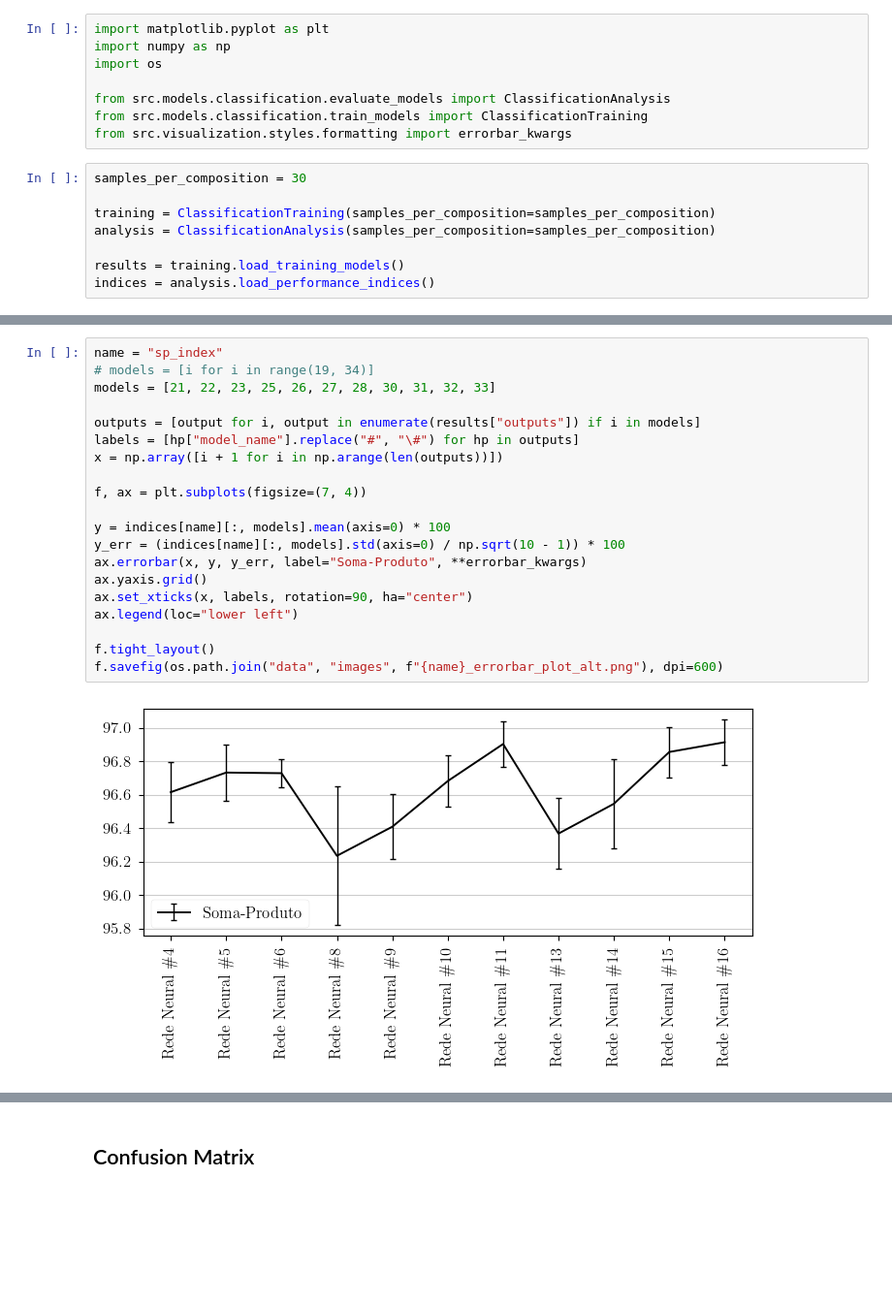
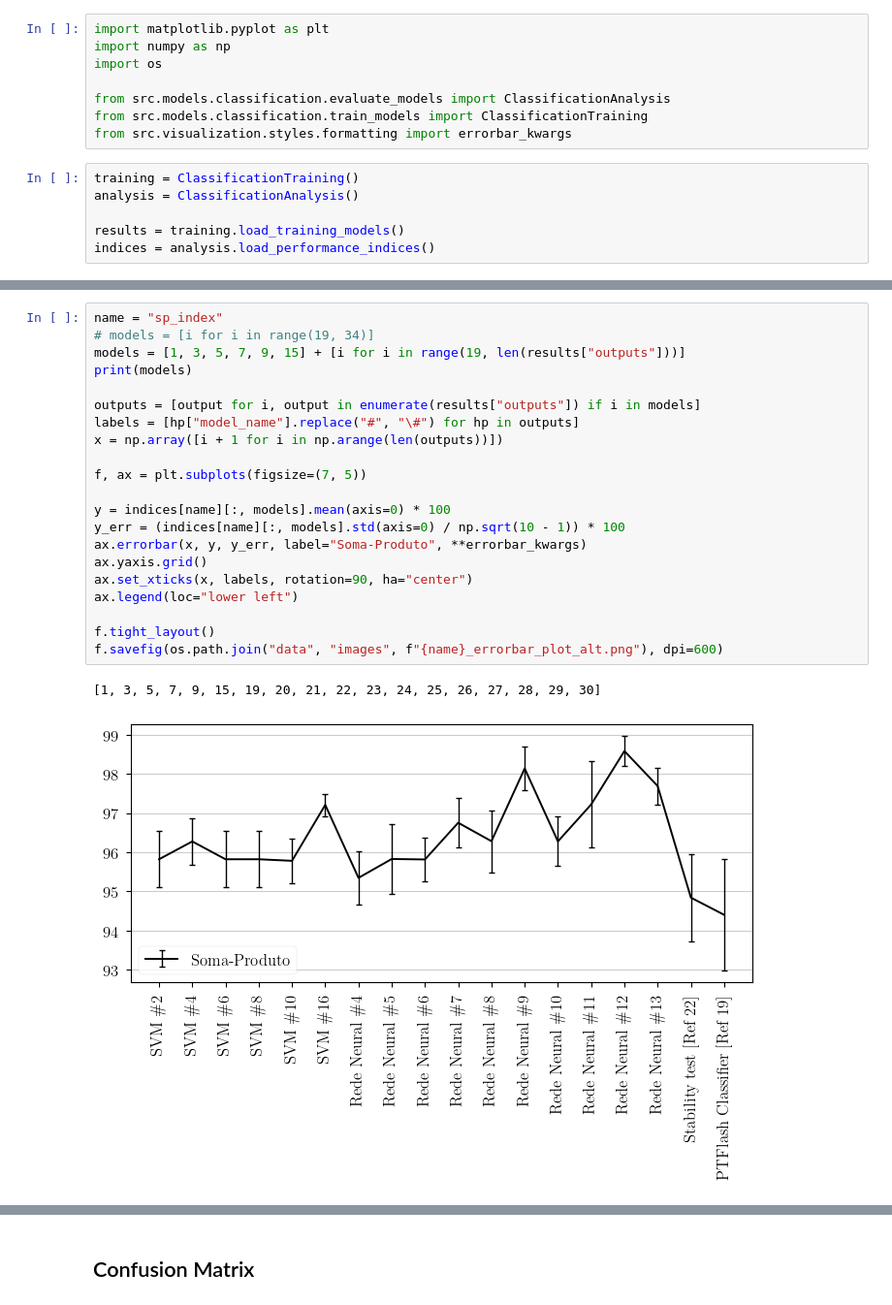
Before and after one commit to antonionicampos/nn-flash, a Jupyter notebook: notebooks/classification_custom_plots.ipynb, the cells around one changed output, grey strips where cells are left out. Shown at 97% size. Saved outputs shown, nothing was run; the diff lists cells and outputs as text; blank space fills up the shorter version.

Commit message:
results for changed dataset process

```diff
--- a/notebooks/classification_custom_plots.ipynb
+++ b/notebooks/classification_custom_plots.ipynb
@@ -7,10 +7,8 @@ from src.models.classification.evaluate_models import ClassificationAnalysis
 from src.models.classification.train_models import ClassificationTraining
 from src.visualization.styles.formatting import errorbar_kwargs
 # %%
-samples_per_composition = 30
-
-training = ClassificationTraining(samples_per_composition=samples_per_composition)
-analysis = ClassificationAnalysis(samples_per_composition=samples_per_composition)
+training = ClassificationTraining()
+analysis = ClassificationAnalysis()
 
 results = training.load_training_models()
 indices = analysis.load_performance_indices()
@@ -17,23 +17,25 @@ indices = analysis.load_performance_indices()
 # %%
 name = "sp_index"
 # models = [i for i in range(19, 34)]
-models = [21, 22, 23, 25, 26, 27, 28, 30, 31, 32, 33]
+models = [1, 3, 5, 7, 9, 15] + [i for i in range(19, len(results["outputs"]))]
+print(models)
 
 outputs = [output for i, output in enumerate(results["outputs"]) if i in models]
 labels = [hp["model_name"].replace("#", "\#") for hp in outputs]
 x = np.array([i + 1 for i in np.arange(len(outputs))])
 
-f, ax = plt.subplots(figsize=(7, 4))
+f, ax = plt.subplots(figsize=(7, 5))
 
 y = indices[name][:, models].mean(axis=0) * 100
 y_err = (indices[name][:, models].std(axis=0) / np.sqrt(10 - 1)) * 100
 ax.errorbar(x, y, y_err, label="Soma-Produto", **errorbar_kwargs)
 ax.yaxis.grid()
 ax.set_xticks(x, labels, rotation=90, ha="center")
 ax.legend(loc="lower left")
 
 f.tight_layout()
 f.savefig(os.path.join("data", "images", f"{name}_errorbar_plot_alt.png"), dpi=600)
 # %% [output]
+[1, 3, 5, 7, 9, 15, 19, 20, 21, 22, 23, 24, 25, 26, 27, 28, 29, 30]
-[figure, old version]
+[figure, new version]
 # %%
```
Also changed, not shown: parts of 5 cells of this notebook, 1 other file.
